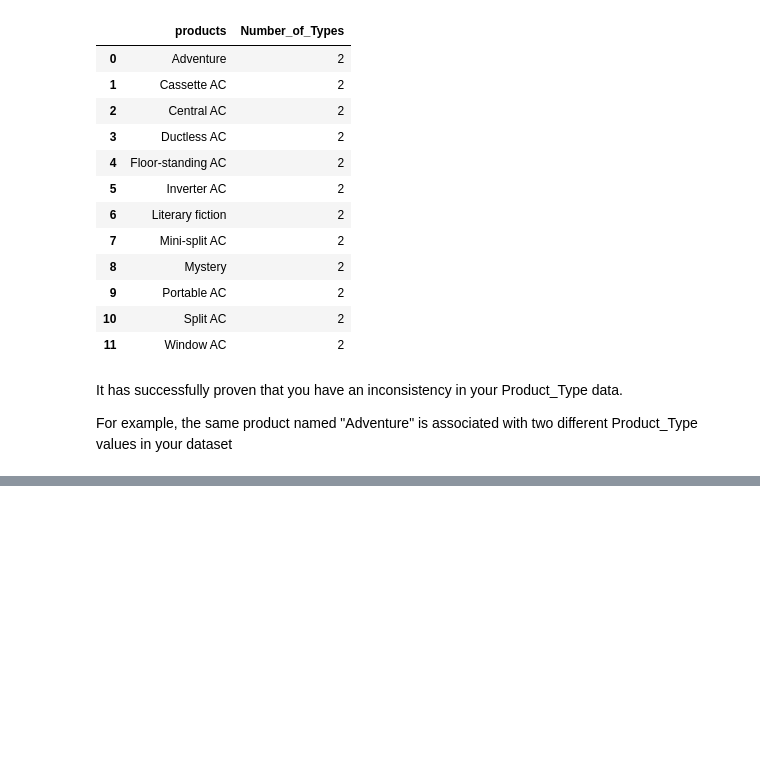
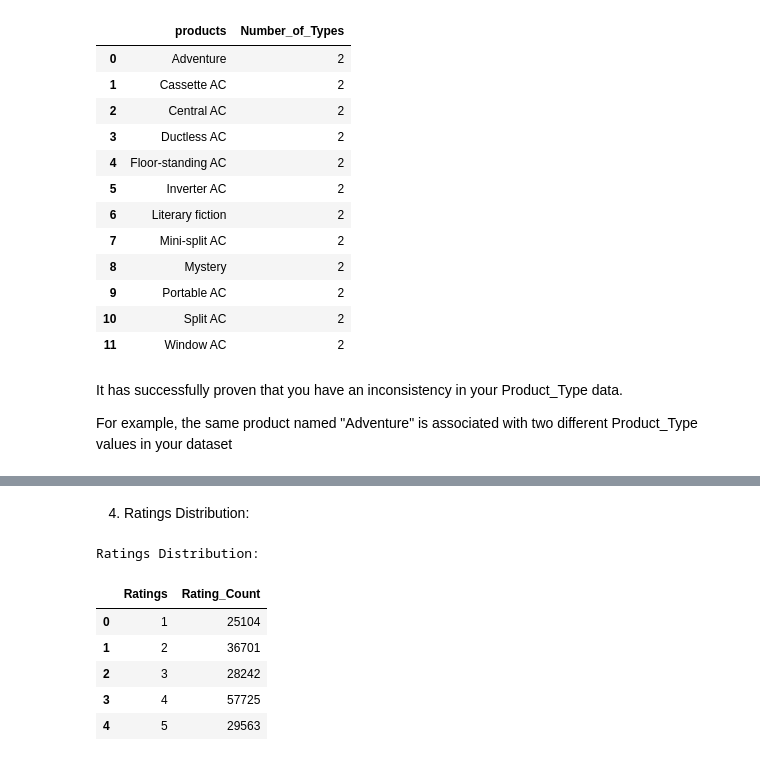
Before and after one commit to pranav444444/MinorProject_Sem7_Customer-Preference-and-Trend-Analytics-for-the-Retail-Sector, a Jupyter notebook: sample_retail_sales (2).ipynb, the cells around one changed output, grey strips where cells are left out. Cells and saved outputs as stored; diff of their text form; code cells hidden in the pictures; blank space fills up the shorter version.

```diff
--- a/sample_retail_sales (2).ipynb
+++ b/sample_retail_sales (2).ipynb
@@ -2117,0 +2168,19 @@ For example, the same product named "Adventure" is associated with two different
+# %% [markdown]
+4. Ratings Distribution:
+# %%
+# Ratings distribution
+print("\nRatings Distribution:")
+display(pd.read_sql_query("""
+    SELECT Ratings, COUNT(Transaction_ID) AS Rating_Count
+    FROM RetailData
+    GROUP BY Ratings
+    ORDER BY Ratings;
+""", conn))
+# %% [output]
+Ratings Distribution:
+|  | Ratings | Rating_Count |
+| 0 | 1 | 25104 |
+| 1 | 2 | 36701 |
+| 2 | 3 | 28242 |
+| 3 | 4 | 57725 |
+| 4 | 5 | 29563 |
```
Also changed, not shown: parts of 23 cells of this notebook, 8 other files.
